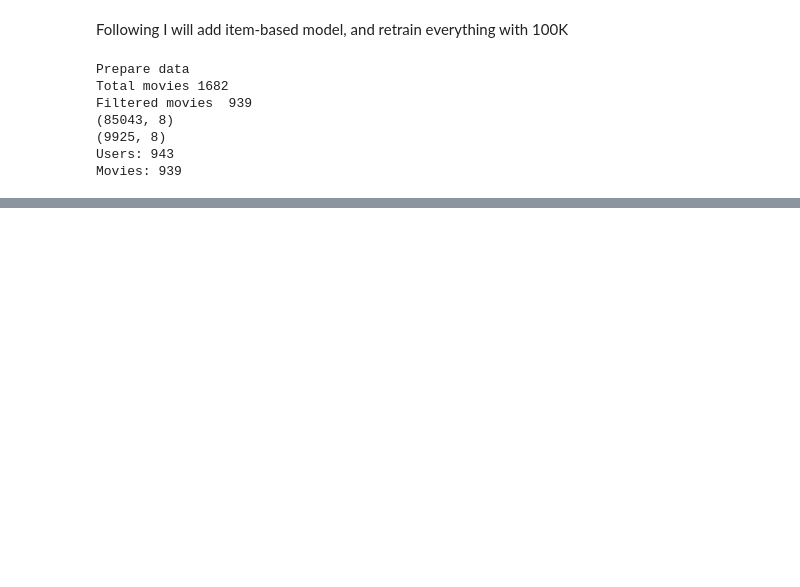
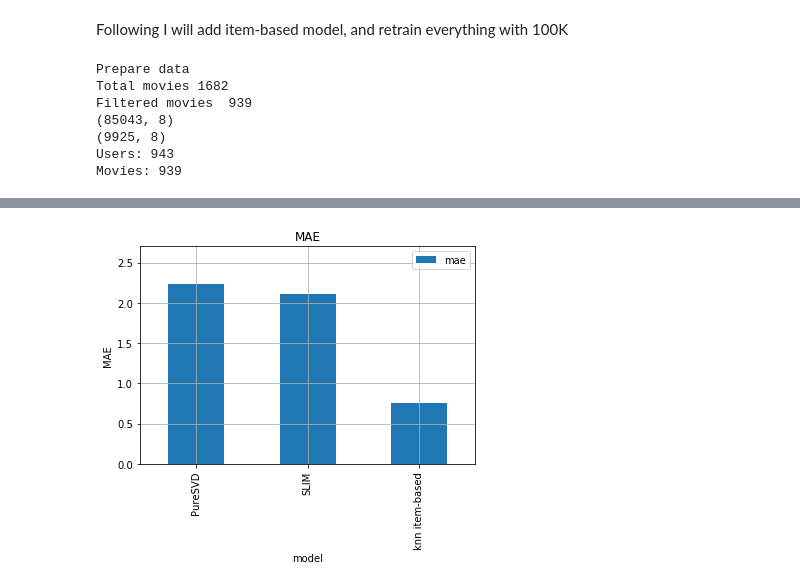
Before and after one commit to EmilioTyl/recsys_movie_lens, a Jupyter notebook: results_final_notebook.ipynb, the cells around one changed output, grey strips where cells are left out. Saved outputs shown, nothing was run; the diff lists cells and outputs as text; code cells hidden in the pictures; blank space fills up the shorter version.

```diff
--- a/results_final_notebook.ipynb
+++ b/results_final_notebook.ipynb
@@ -625,0 +658,9 @@ array([1, 2, 3, 4])
+# %%
+df.plot.bar(x = "model",y="mae")
+plt.grid()
+plt.ylabel("MAE")
+plt.title("MAE")
+plt.ylim((0,2.7))
+plt.savefig("./images/mae")
+# %% [output]
+[figure, added]
```
Also changed, not shown: parts of 20 cells of this notebook, 8 other files.
